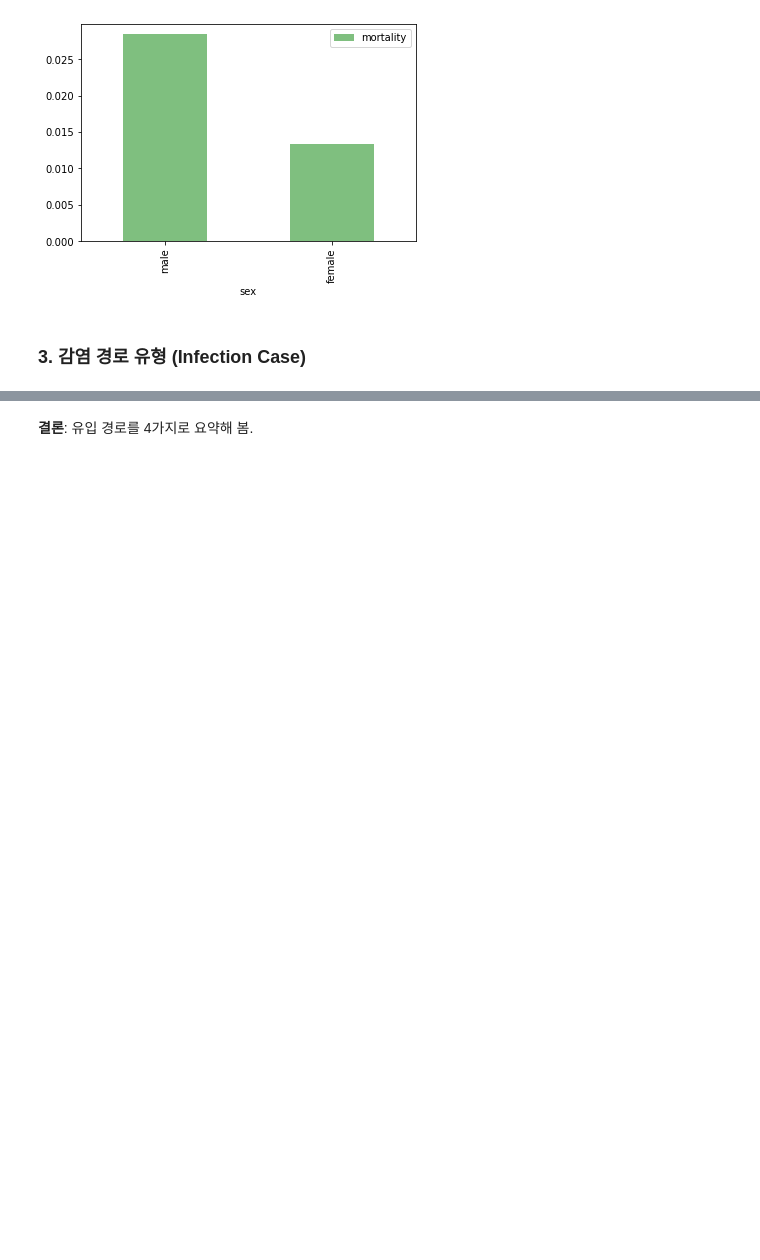
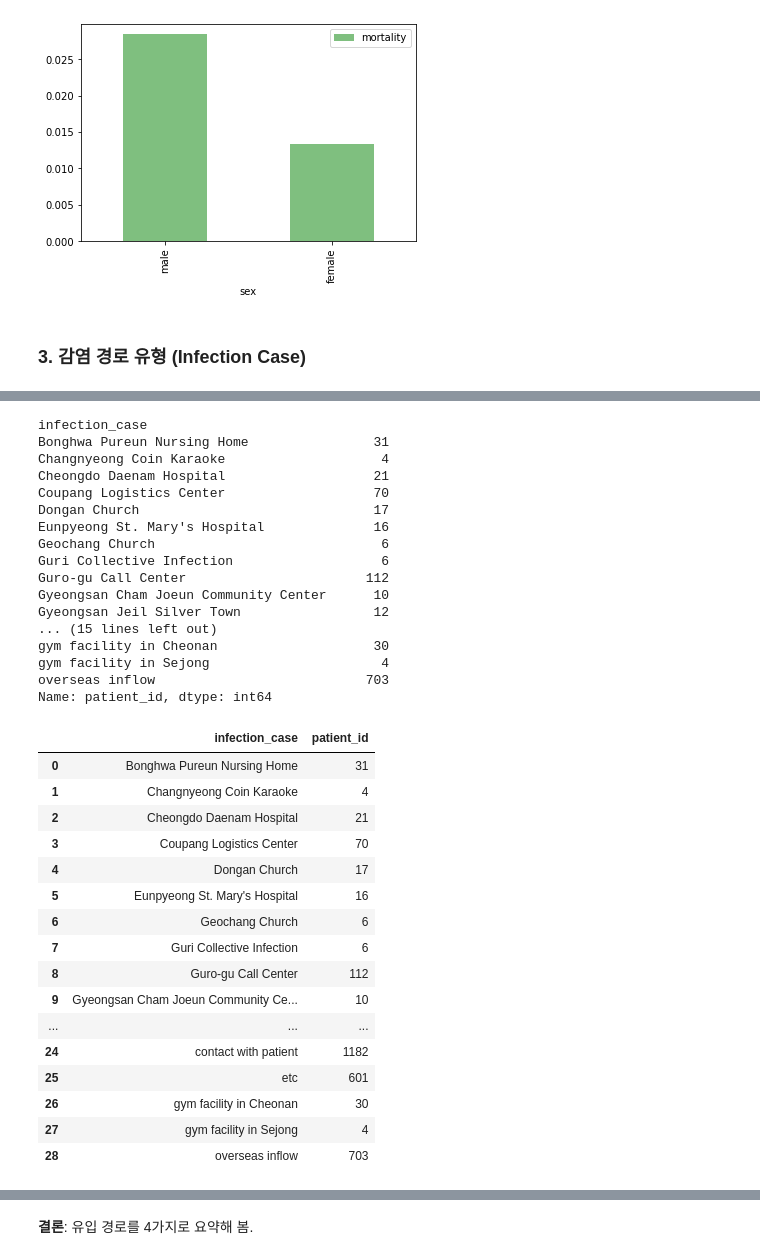
Before and after one commit to SeoMinJong/-, a Jupyter notebook: Covid_Insight_study.ipynb, the cells around one changed output, grey strips where cells are left out. Drawn from its saved outputs; the diff is of its cells as text; code cells hidden in the pictures; blank space fills up the shorter version.

Commit message:
[ Update ] infection_case의 데이터 분석

```diff
--- a/Covid_Insight_study.ipynb
+++ b/Covid_Insight_study.ipynb
@@ -177,0 +193,45 @@ print(df1.infection_case.nunique())
+# %%
+# 감염 경로별 환자수 집계하여 시각화 한다.
+res = df1.groupby(['infection_case'])['patient_id'].count()        # 결측치가 아닌 patient_id의 수 = 환자의 수.
+display(res)
+res = res.reset_index()                                           # Series => DataFrame. 이전의 Index가 이제는 새로운 컬럼!
+display(res)
+res.rename(columns = {'infection_case':'infection case', 'patient_id': 'count'}, inplace = True)     # 'patient_id' 컬럼명을 'count'로 변경.
+display(res)
+res = res.sort_values(by = 'count', ascending = False)            # 데이터 프레임 내림 차순으로 소팅.
+display(res)
+# %% [output]
+infection_case
+Bonghwa Pureun Nursing Home                31
+Changnyeong Coin Karaoke                    4
+Cheongdo Daenam Hospital                   21
+Coupang Logistics Center                   70
+Dongan Church                              17
+Eunpyeong St. Mary's Hospital              16
+Geochang Church                             6
+Guri Collective Infection                   6
+Guro-gu Call Center                       112
+Gyeongsan Cham Joeun Community Center      10
+Gyeongsan Jeil Silver Town                 12
+... (15 lines left out)
+gym facility in Cheonan                    30
+gym facility in Sejong                      4
+overseas inflow                           703
+Name: patient_id, dtype: int64
+|  | infection_case | patient_id |
+| 0 | Bonghwa Pureun Nursing Home | 31 |
+| 1 | Changnyeong Coin Karaoke | 4 |
+| 2 | Cheongdo Daenam Hospital | 21 |
+| 3 | Coupang Logistics Center | 70 |
+| 4 | Dongan Church | 17 |
+| 5 | Eunpyeong St. Mary's Hospital | 16 |
+| 6 | Geochang Church | 6 |
+| 7 | Guri Collective Infection | 6 |
+| 8 | Guro-gu Call Center | 112 |
+| 9 | Gyeongsan Cham Joeun Community Ce... | 10 |
+| ... | ... | ... |
+| 24 | contact with patient | 1182 |
+| 25 | etc | 601 |
+| 26 | gym facility in Cheonan | 30 |
+| 27 | gym facility in Sejong | 4 |
+| 28 | overseas inflow | 703 |
```
Also changed, not shown: parts of 7 cells of this notebook.
